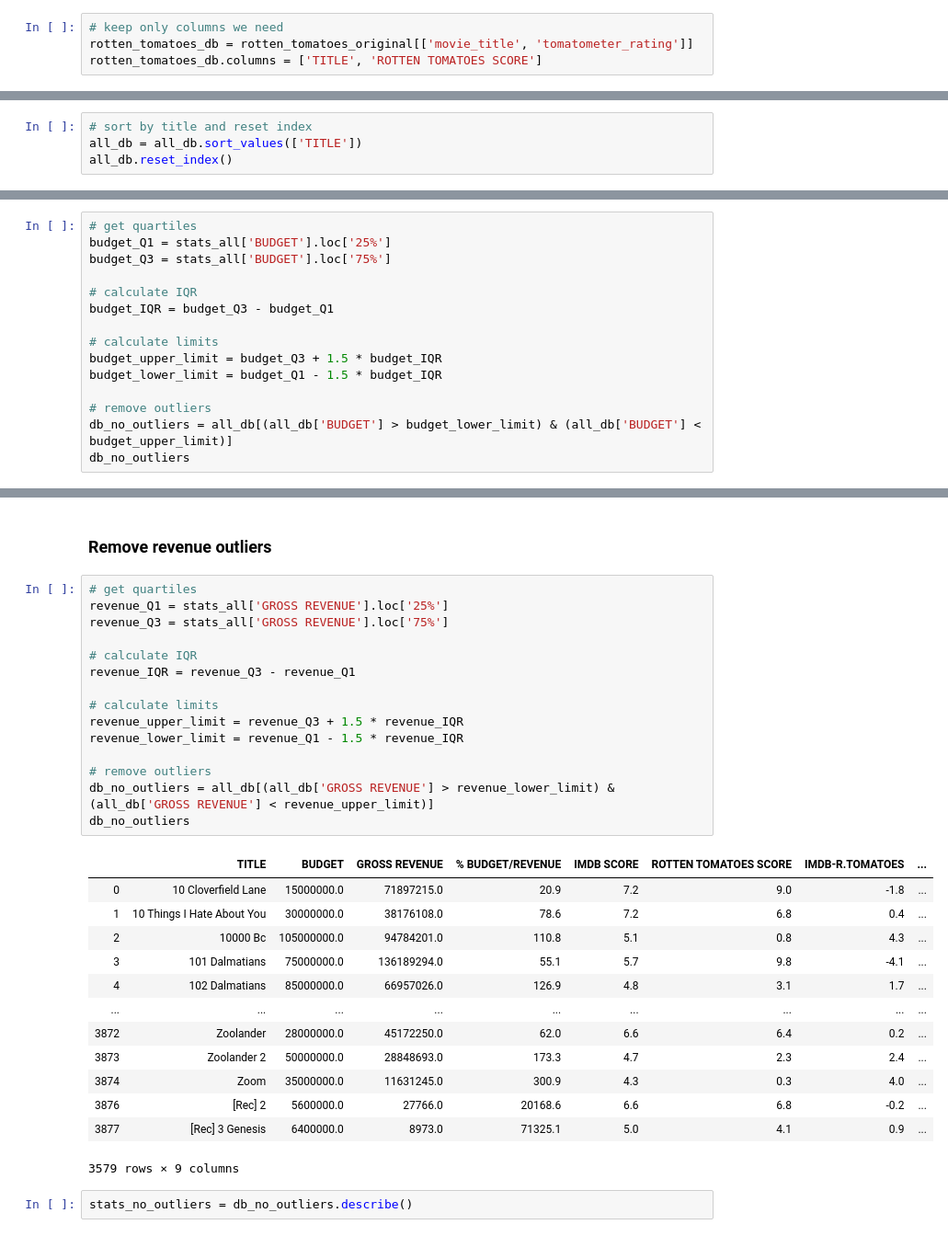
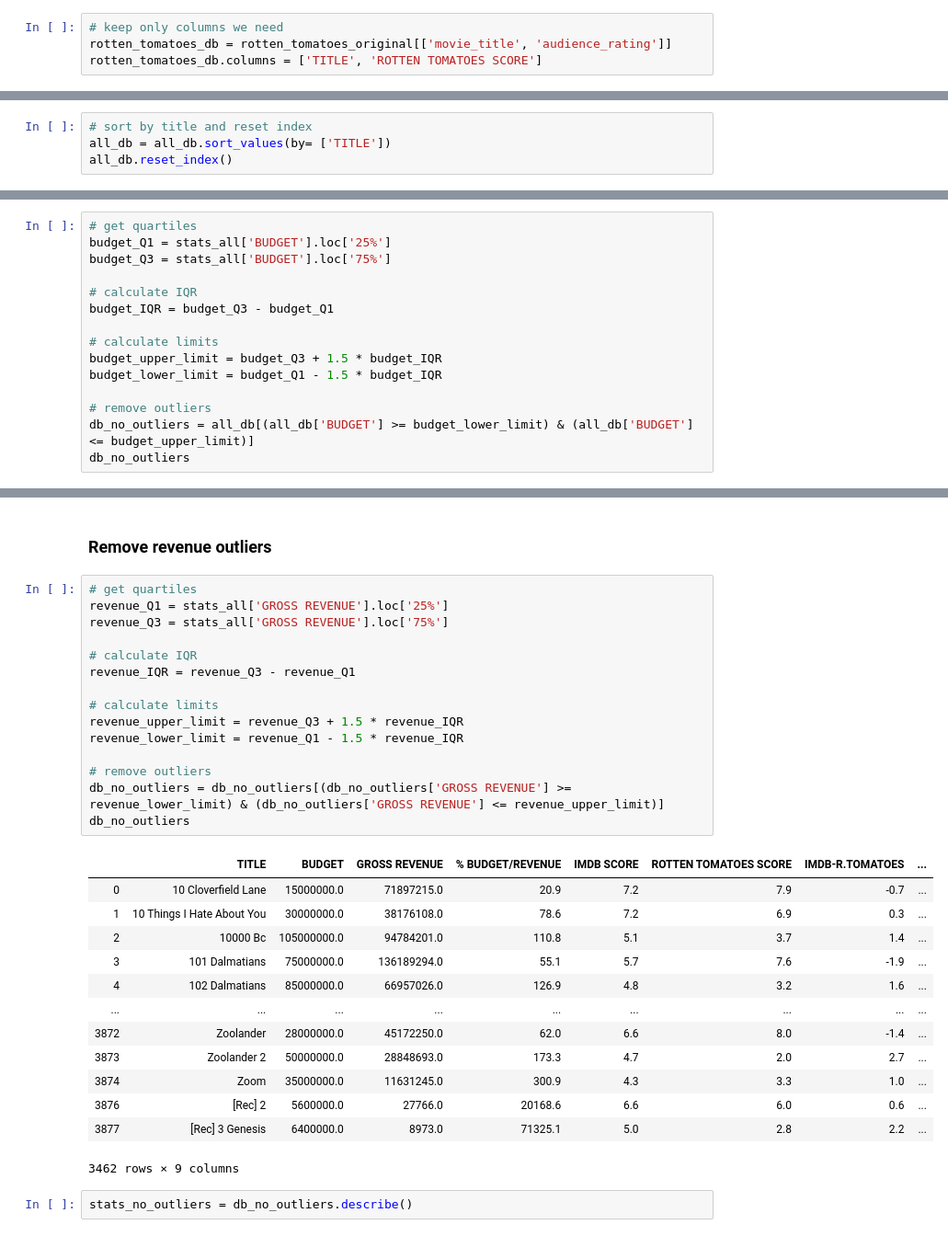
Before and after one commit to ta-data-lis/Project-Week-3-Data-Thieves, a Jupyter notebook: your-project/Movie budget analysis.ipynb, the cells around one changed output, grey strips where cells are left out. Shown at 92% size. Drawn from its saved outputs; the diff is of its cells as text.

```diff
--- a/your-project/Movie budget analysis.ipynb
+++ b/your-project/Movie budget analysis.ipynb
@@ -184,7 +184,7 @@ rotten_tomatoes_original
 16638 rows × 23 columns
 # %%
 # keep only columns we need
-rotten_tomatoes_db = rotten_tomatoes_original[['movie_title', 'tomatometer_rating']]
+rotten_tomatoes_db = rotten_tomatoes_original[['movie_title', 'audience_rating']]
 rotten_tomatoes_db.columns = ['TITLE', 'ROTTEN TOMATOES SCORE']
 # %%
 # clean movie titles
@@ -225,7 +225,7 @@ rotten_tomatoes_db
 all_db = pd.merge(movies_db, awards_db, on = 'TITLE', how = 'outer')
 # %%
 # sort by title and reset index
-all_db = all_db.sort_values(['TITLE'])
+all_db = all_db.sort_values(by= ['TITLE'])
 all_db.reset_index()
 # %% [output]
 |  | index | TITLE | BUDGET | GROSS REVENUE | % BUDGET/REVENUE | IMDB SCORE | AWARDS | NOMINATIONS |
@@ -357,7 +357,7 @@ budget_upper_limit = budget_Q3 + 1.5 * budget_IQR
 budget_lower_limit = budget_Q1 - 1.5 * budget_IQR
 
 # remove outliers
-db_no_outliers = all_db[(all_db['BUDGET'] > budget_lower_limit) & (all_db['BUDGET'] < budget_upper_limit)]
+db_no_outliers = all_db[(all_db['BUDGET'] >= budget_lower_limit) & (all_db['BUDGET'] <= budget_upper_limit)]
 db_no_outliers
 # %% [output]
 |  | TITLE | BUDGET | GROSS REVENUE | % BUDGET/REVENUE | IMDB SCORE | ROTTEN TOMATOES SCORE | IMDB-R.TOMATOES | ... |
@@ -378,32 +378,32 @@ db_no_outliers
 # %%
 # get quartiles
 revenue_Q1 = stats_all['GROSS REVENUE'].loc['25%']
 revenue_Q3 = stats_all['GROSS REVENUE'].loc['75%']
 
 # calculate IQR
 revenue_IQR = revenue_Q3 - revenue_Q1
 
 # calculate limits
 revenue_upper_limit = revenue_Q3 + 1.5 * revenue_IQR
 revenue_lower_limit = revenue_Q1 - 1.5 * revenue_IQR
 
 # remove outliers
-db_no_outliers = all_db[(all_db['GROSS REVENUE'] > revenue_lower_limit) & (all_db['GROSS REVENUE'] < revenue_upper_limit)]
+db_no_outliers = db_no_outliers[(db_no_outliers['GROSS REVENUE'] >= revenue_lower_limit) & (db_no_outliers['GROSS REVENUE'] <= revenue_upper_limit)]
 db_no_outliers
 # %% [output]
 |  | TITLE | BUDGET | GROSS REVENUE | % BUDGET/REVENUE | IMDB SCORE | ROTTEN TOMATOES SCORE | IMDB-R.TOMATOES | ... |
-| 0 | 10 Cloverfield Lane | 15000000.0 | 71897215.0 | 20.9 | 7.2 | 9.0 | -1.8 | ... |
-| 1 | 10 Things I Hate About You | 30000000.0 | 38176108.0 | 78.6 | 7.2 | 6.8 | 0.4 | ... |
-| 2 | 10000 Bc | 105000000.0 | 94784201.0 | 110.8 | 5.1 | 0.8 | 4.3 | ... |
-| 3 | 101 Dalmatians | 75000000.0 | 136189294.0 | 55.1 | 5.7 | 9.8 | -4.1 | ... |
-| 4 | 102 Dalmatians | 85000000.0 | 66957026.0 | 126.9 | 4.8 | 3.1 | 1.7 | ... |
+| 0 | 10 Cloverfield Lane | 15000000.0 | 71897215.0 | 20.9 | 7.2 | 7.9 | -0.7 | ... |
+| 1 | 10 Things I Hate About You | 30000000.0 | 38176108.0 | 78.6 | 7.2 | 6.9 | 0.3 | ... |
+| 2 | 10000 Bc | 105000000.0 | 94784201.0 | 110.8 | 5.1 | 3.7 | 1.4 | ... |
+| 3 | 101 Dalmatians | 75000000.0 | 136189294.0 | 55.1 | 5.7 | 7.6 | -1.9 | ... |
+| 4 | 102 Dalmatians | 85000000.0 | 66957026.0 | 126.9 | 4.8 | 3.2 | 1.6 | ... |
 | ... | ... | ... | ... | ... | ... | ... | ... | ... |
-| 3872 | Zoolander | 28000000.0 | 45172250.0 | 62.0 | 6.6 | 6.4 | 0.2 | ... |
-| 3873 | Zoolander 2 | 50000000.0 | 28848693.0 | 173.3 | 4.7 | 2.3 | 2.4 | ... |
-| 3874 | Zoom | 35000000.0 | 11631245.0 | 300.9 | 4.3 | 0.3 | 4.0 | ... |
-| 3876 | [Rec] 2 | 5600000.0 | 27766.0 | 20168.6 | 6.6 | 6.8 | -0.2 | ... |
-| 3877 | [Rec] 3 Genesis | 6400000.0 | 8973.0 | 71325.1 | 5.0 | 4.1 | 0.9 | ... |
+| 3872 | Zoolander | 28000000.0 | 45172250.0 | 62.0 | 6.6 | 8.0 | -1.4 | ... |
+| 3873 | Zoolander 2 | 50000000.0 | 28848693.0 | 173.3 | 4.7 | 2.0 | 2.7 | ... |
+| 3874 | Zoom | 35000000.0 | 11631245.0 | 300.9 | 4.3 | 3.3 | 1.0 | ... |
+| 3876 | [Rec] 2 | 5600000.0 | 27766.0 | 20168.6 | 6.6 | 6.0 | 0.6 | ... |
+| 3877 | [Rec] 3 Genesis | 6400000.0 | 8973.0 | 71325.1 | 5.0 | 2.8 | 2.2 | ... |
-3579 rows × 9 columns
+3462 rows × 9 columns
 # %%
 stats_no_outliers = db_no_outliers.describe()
 # %%
```
Also changed, not shown: parts of 16 cells of this notebook, 1 other file.
